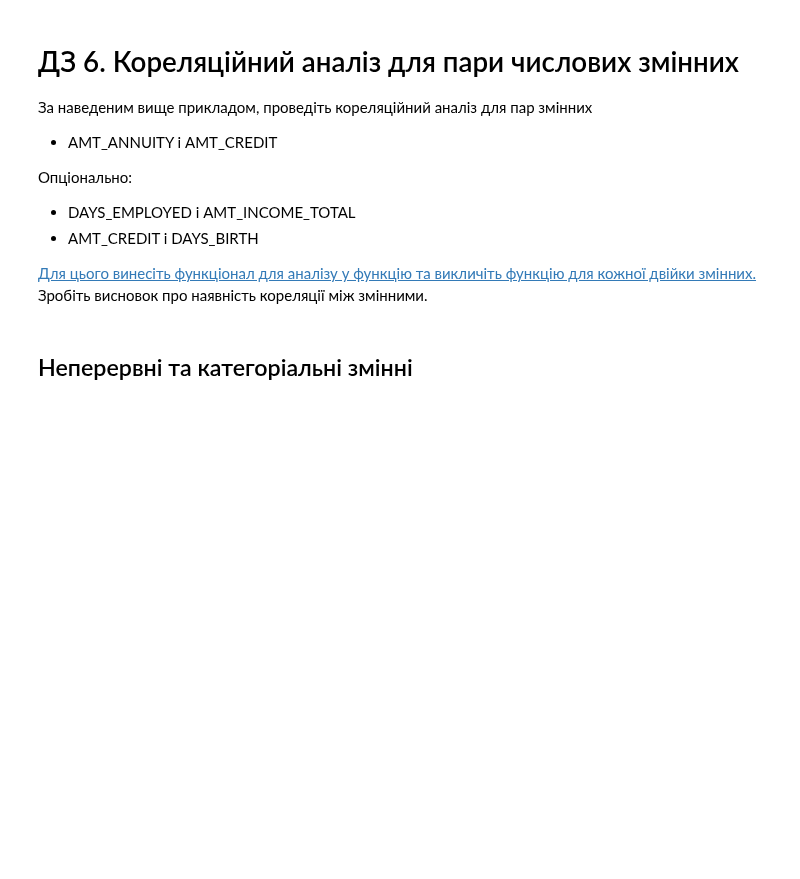
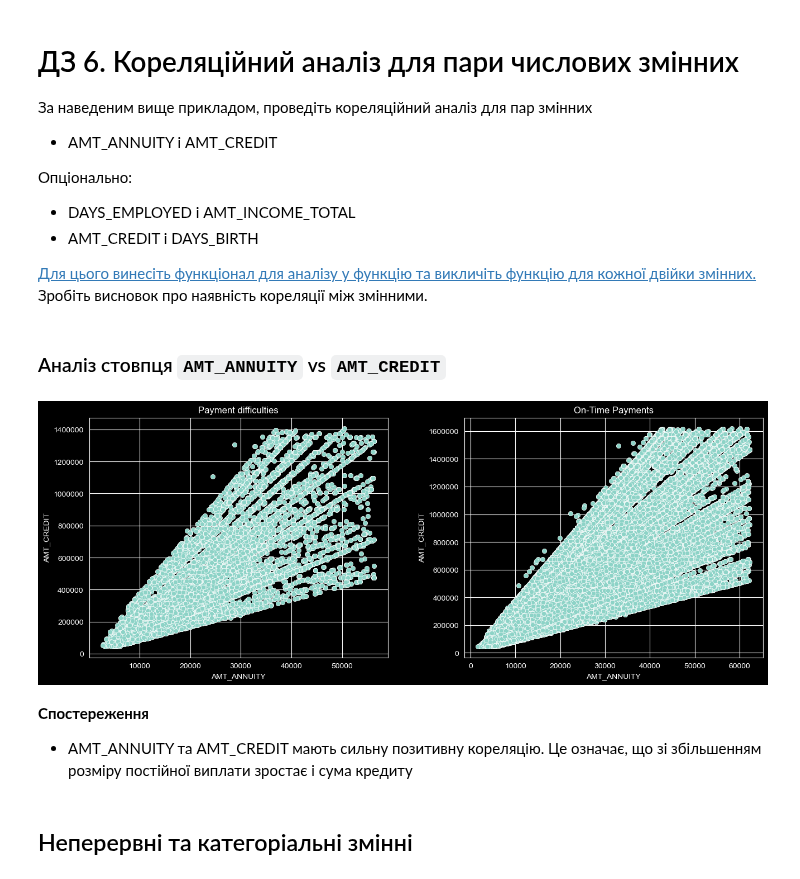
Before and after one commit to maryna-hliebova/machine-learning, a Jupyter notebook: notebooks/eta/HW_1_2_Credit_EDA.ipynb, the cells around one changed output. Saved outputs shown, nothing was run; the diff lists cells and outputs as text; code cells hidden in the pictures; blank space fills up the shorter version.

```diff
--- a/notebooks/eta/HW_1_2_Credit_EDA.ipynb
+++ b/notebooks/eta/HW_1_2_Credit_EDA.ipynb
@@ -2192,6 +2192,37 @@ plt.show()
 
 [Для цього винесіть функціонал для аналізу у функцію та викличіть функцію для кожної двійки змінних.](https://)
 Зробіть висновок про наявність кореляції між змінними.
+# %% [markdown]
+### Аналіз стовпця `AMT_ANNUITY` vs `AMT_CREDIT`
+# %%
+max_value1_AMT_ANNUITY = outlier_range(df1,'AMT_ANNUITY')
+max_value1_AMT_CREDIT = outlier_range(df1,'AMT_CREDIT')
+max_value0_AMT_ANNUITY = outlier_range(df0,'AMT_ANNUITY')
+max_value0_AMT_CREDIT = outlier_range(df0,'AMT_CREDIT')
+
+plt.figure(figsize = (14, 6))
+
+plt.subplot(1,2,1)
+plt.title('Payment difficulties')
+sns.scatterplot(x = df1[df1['AMT_ANNUITY'] < max_value1_AMT_ANNUITY].AMT_ANNUITY,
+                y = df1[df1['AMT_CREDIT'] < max_value1_AMT_CREDIT].AMT_CREDIT, data = df1)
+plt.ticklabel_format(style='plain', axis='x')
+plt.ticklabel_format(style='plain', axis='y')
+
+plt.subplot(1,2,2)
+plt.title('On-Time Payments')
+sns.scatterplot(x = df0[df0['AMT_ANNUITY'] < max_value0_AMT_ANNUITY].AMT_ANNUITY,
+                y = df0[df0['AMT_CREDIT'] < max_value0_AMT_CREDIT].AMT_CREDIT, data = df0)
+plt.ticklabel_format(style='plain', axis='x')
+plt.ticklabel_format(style='plain', axis='y')
+
+plt.tight_layout(pad = 4)
+plt.show()
+# %% [output]
+[figure, added]
+# %% [markdown]
+**Спостереження**
+- AMT_ANNUITY та AMT_CREDIT мають сильну позитивну кореляцію. Це означає, що зі збільшенням розміру постійної виплати зростає і сума кредиту
 # %% [markdown]
 ## Неперервні та категоріальні змінні
 # %%
```
